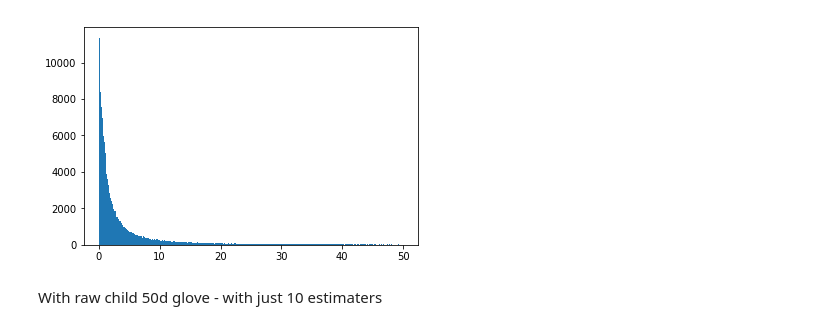
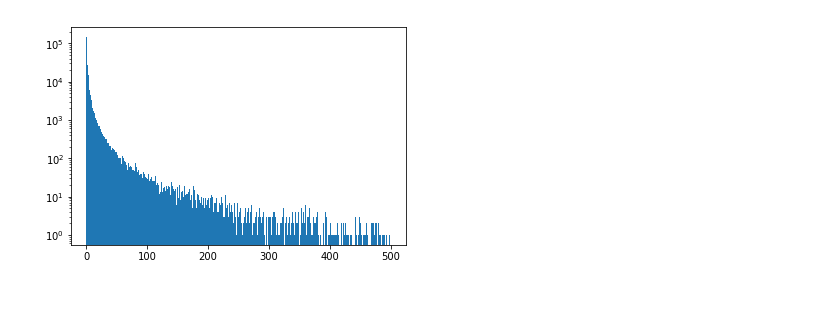
Before and after one commit to Prakhar-USF/ml-reddit, a Jupyter notebook: max_notebook.ipynb, the cells around one changed output. Saved outputs shown, nothing was run; the diff lists cells and outputs as text; code cells hidden in the pictures; blank space fills up the shorter version.

```diff
--- a/max_notebook.ipynb
+++ b/max_notebook.ipynb
@@ -622,2 +907,0 @@ df = df[~df.doc2vec.isna()]
-# %%
-df = df[~df.cos_angle.isna()]
@@ -624,3 +912,11 @@ df = df[~df.cos_angle.isna()]
+# %%
+cat = [lb.fit_transform(df[col]) for col in cat_cols]
+bol = [df[col].astype('int') for col in bool_cols]
+t = df.loc[:, numeric_cols].values
+final = [t] + bol + cat
+# %%
+y = df.score.values
+x = np.column_stack(tuple(final))
 # %%
 df.shape
 # %% [output]
@@ -687,12 +923,0 @@ from scipy.sparse import hstack
-# %%
-lb = LabelBinarizer()
-mlb = MultiLabelBinarizer()
-
-y = df.score.values
-x = np.hstack((lb.fit_transform(df.subreddit),
-               lb.fit_transform(df.distinguished),
-               lb.fit_transform(df.is_edited),
-               lb.fit_transform(df.is_quoted),
-               mlb.fit_transform(df.a_linked_urls),
-               df.loc[:, numeric_cols].values))
-               #, doc2vec))
@@ -770,6 +953,4 @@ RMSE: 44.08580527082157
 # %%
-plt.hist(abs(y_test - y_predicted), bins=400, range=[0, 50]);
+plt.hist(abs(y_test - y_predicted), bins=400, range=[0, 500], log=True);
 # %% [output]
-[figure, old version]
+[figure, new version]
-# %% [markdown]
-With raw child 50d glove - with just 10 estimaters
```
Also changed, not shown: parts of 323 cells of this notebook.
